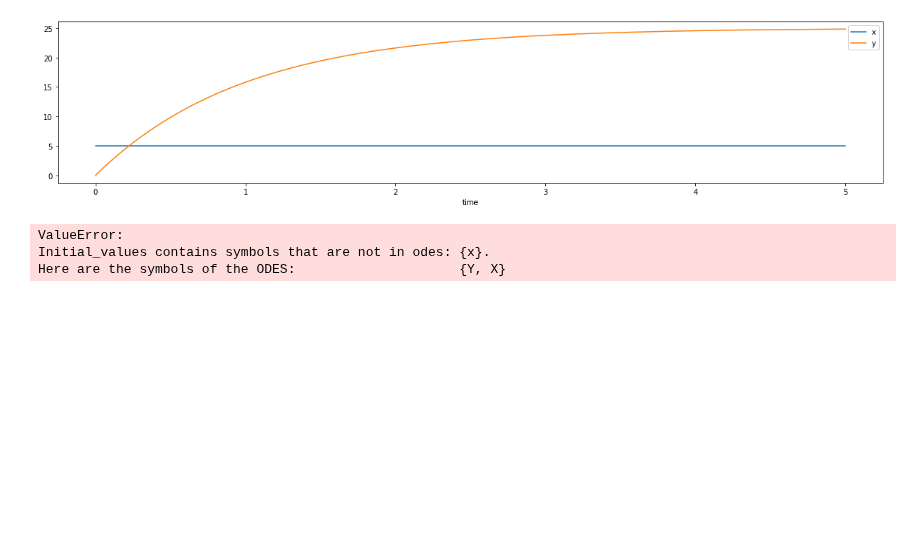
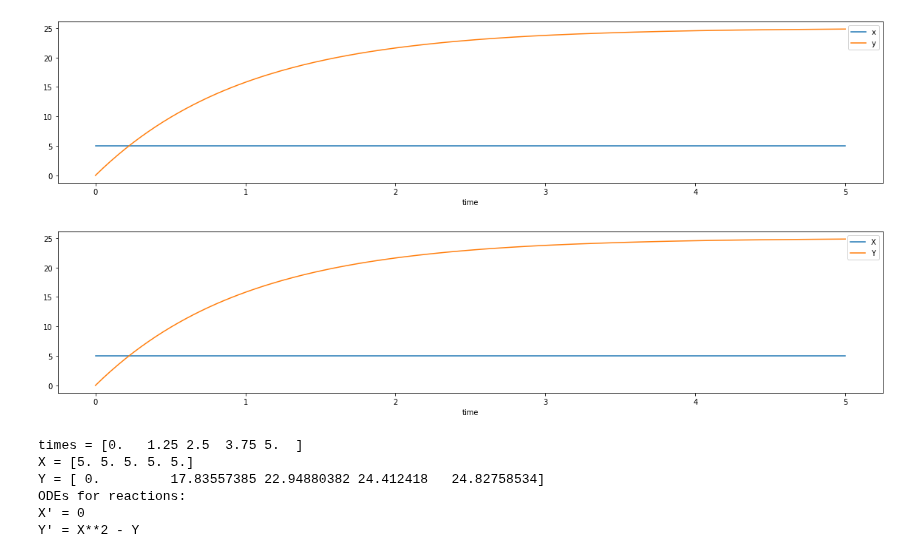
Before and after one commit to UC-Davis-molecular-computing/gpac, a Jupyter notebook: notebook.ipynb, the cells around one changed output. Cells and saved outputs as stored; diff of their text form; code cells hidden in the pictures; blank space fills up the shorter version.

```diff
--- a/notebook.ipynb
+++ b/notebook.ipynb
@@ -105,34 +105,38 @@ gpac.plot(odes, initial_values, t_eval=t_eval, figure_size=(20,4), symbols_to_pl
 # %%
 # plot solution to ODEs of this CRN that computes f(x) = x^2, using the gpac.crn module
 # 2X -> 2X+Y
 # Y -> nothing
 
 import gpac
 import numpy as np
 
 x,y = gpac.species('X Y')
 rxns = [
     x+x >> x+x+y,
     y >> gpac.empty,
 ]
-initial_values = {'x':5}
+initial_values = {x:5}
 t_eval = np.linspace(0, 5, 100)
 
 # plot trajectory of concentrations
 gpac.plot_crn(rxns, initial_values, t_eval=t_eval, figure_size=(20,4))
 
 # print some values along trajectory
 solution = gpac.integrate_crn_odes(rxns, initial_values, t_eval=np.linspace(0, 5, 5))
 print(f'times = {solution.t}')
 print(f'X = {solution.y[0]}')
 print(f'Y = {solution.y[1]}')
 
 # print ODEs associated with reactions
 print(f'ODEs for reactions:')
 odes = gpac.crn_to_odes(rxns)
 for symbol, ode in odes.items():
     print(f"{symbol}' = {ode}")
 # %% [output]
+[figure, added]
-ValueError:
-Initial_values contains symbols that are not in odes: {x}.
-Here are the symbols of the ODES:                     {Y, X}
+times = [0.   1.25 2.5  3.75 5.  ]
+X = [5. 5. 5. 5. 5.]
+Y = [ 0.         17.83557385 22.94880382 24.412418   24.82758534]
+ODEs for reactions:
+X' = 0
+Y' = X**2 - Y
```
Also changed, not shown: parts of 1 cell of this notebook.
